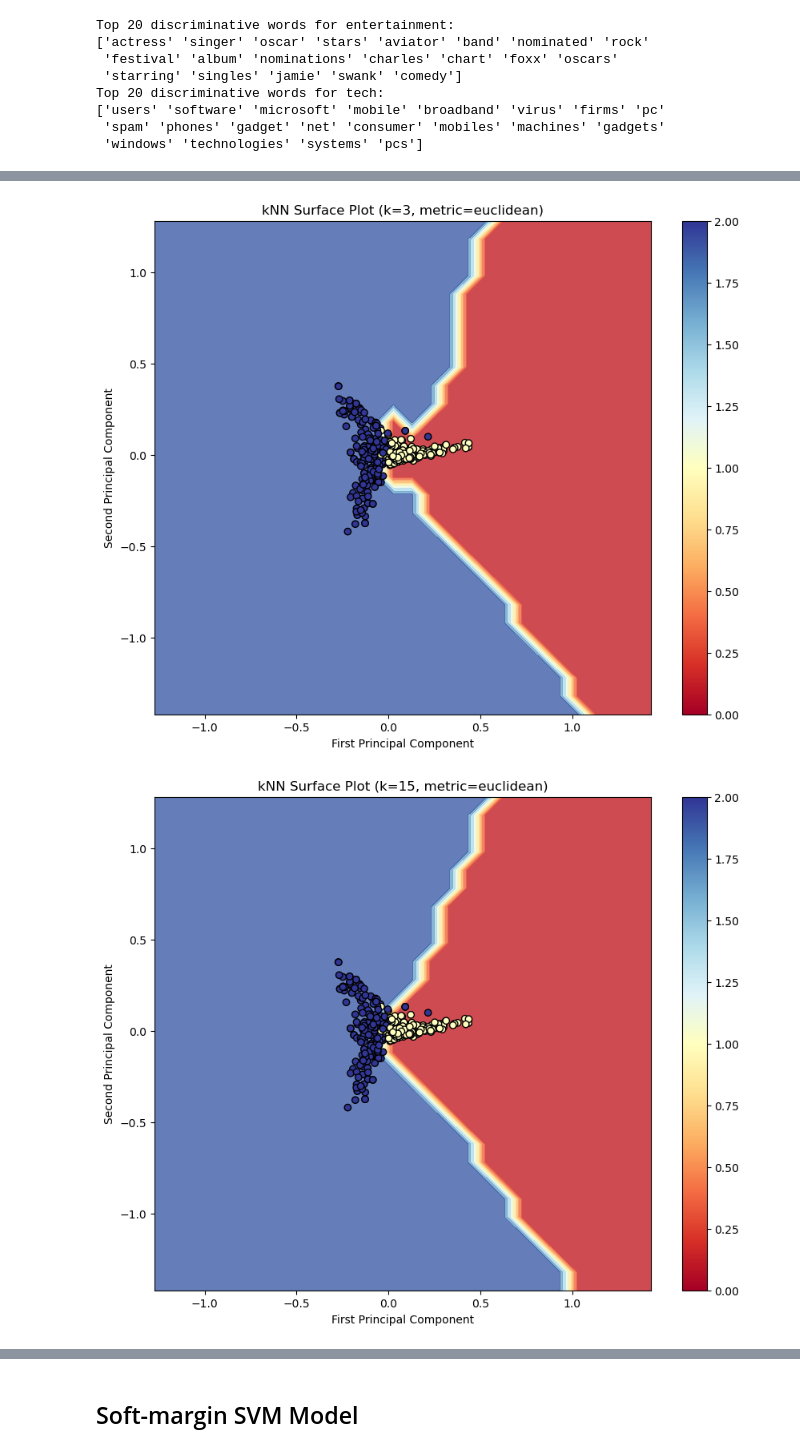
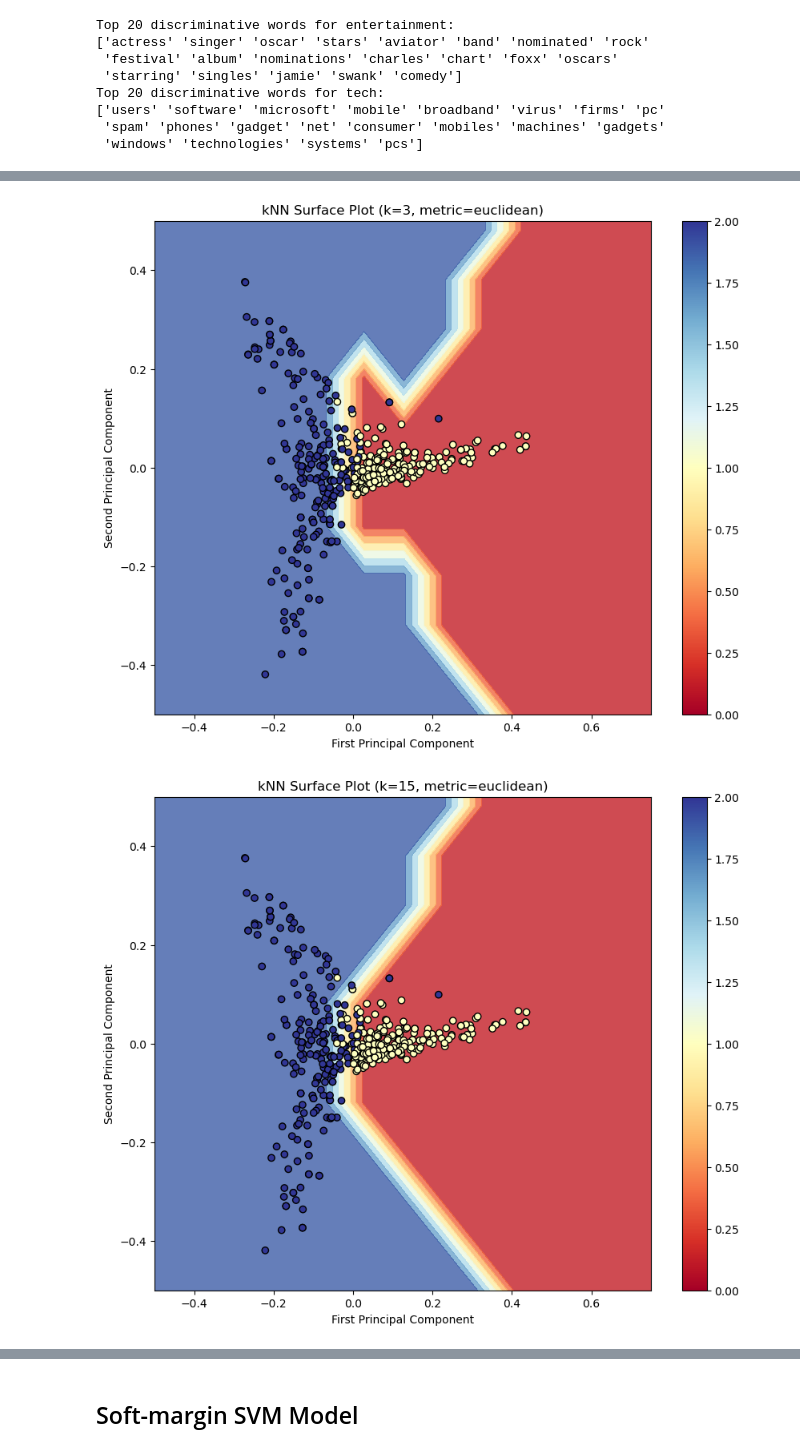
Before and after one commit to Compsci361-Group31/COMPSCI361-Assignment3, a Jupyter notebook: AS03.ipynb, the cells around one changed output, grey strips where cells are left out. Drawn from its saved outputs; the diff is of its cells as text; code cells hidden in the pictures.

Commit message:
Added explanation for 2 B) and zommed in on plots, general formatting, 2D explanation.

```diff
--- a/AS03.ipynb
+++ b/AS03.ipynb
@@ -319,33 +319,36 @@ from sklearn.preprocessing import LabelEncoder
 label_encoder = LabelEncoder()
 y_train_numeric = label_encoder.fit_transform(y_train)
 
 # Function to create surface plot
 def create_surface_plot(X_2d, y_numeric, k_val, distance_metric):
     knn_2d = KNeighborsClassifier(n_neighbors=k_val, metric=distance_metric)
     knn_2d.fit(X_2d, y_numeric)
 
     # Create mesh for decision boundary
     h = 0.1
     x_min, x_max = X_2d[:, 0].min() - 1, X_2d[:, 0].max() + 1
     y_min, y_max = X_2d[:, 1].min() - 1, X_2d[:, 1].max() + 1
     xx, yy = np.meshgrid(np.arange(x_min, x_max, h), np.arange(y_min, y_max, h))
 
     Z = knn_2d.predict(np.c_[xx.ravel(), yy.ravel()])
     Z = Z.reshape(xx.shape)
 
     plt.figure(figsize=(10, 8))
     plt.contourf(xx, yy, Z, alpha=0.8, cmap='RdYlBu')
     plt.scatter(X_2d[:, 0], X_2d[:, 1], c=y_numeric, cmap='RdYlBu', edgecolors='black')
     plt.colorbar()
     plt.title(f'kNN Surface Plot (k={k_val}, metric={distance_metric})')
     plt.xlabel('First Principal Component')
     plt.ylabel('Second Principal Component')
+    plt.xlim(-0.5, 0.75)
+    plt.ylim(-0.5, 0.5)
     plt.show()
 
 # Create surface plots with different hyperparameters
 create_surface_plot(X_train_2d, y_train_numeric, 3, 'euclidean')  # Small k
 create_surface_plot(X_train_2d, y_train_numeric, 15, 'euclidean') # Large k
-create_surface_plot(X_train_2d, y_train_numeric, 5, 'manhattan')  # Different metric
+create_surface_plot(X_train_2d, y_train_numeric, 3, 'manhattan')  # Different metric
+create_surface_plot(X_train_2d, y_train_numeric, 15, 'manhattan')  # Different metric
 # %% [output]
-[figure, old version]
+[figure, new version]
-[figure, old version]
+[figure, new version]
```
Also changed, not shown: parts of 13 cells of this notebook.
